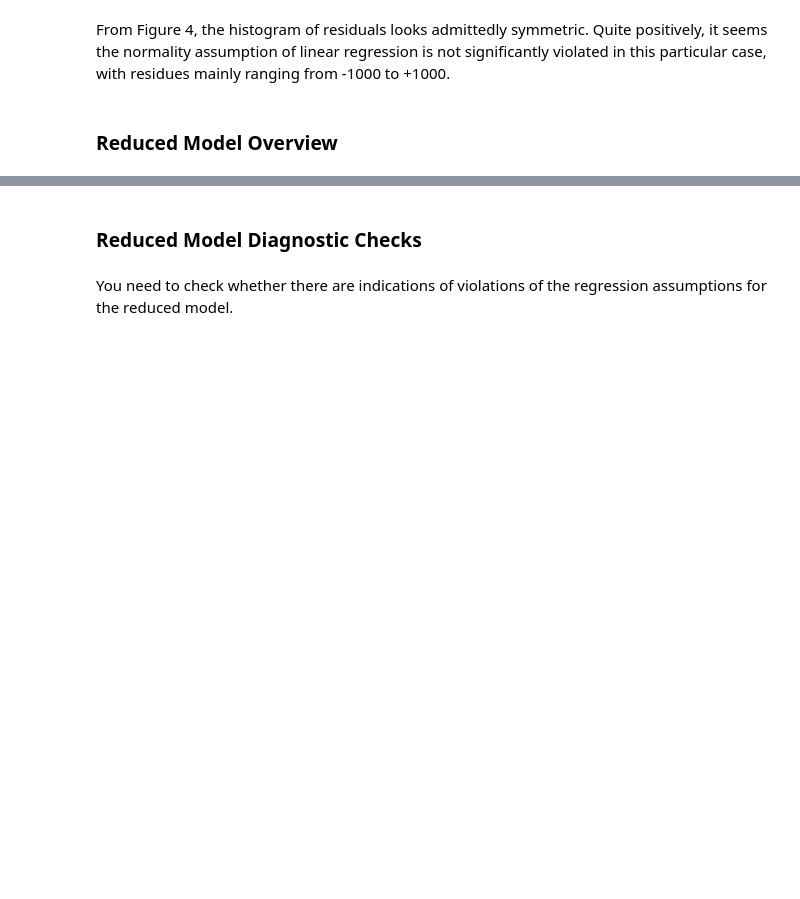
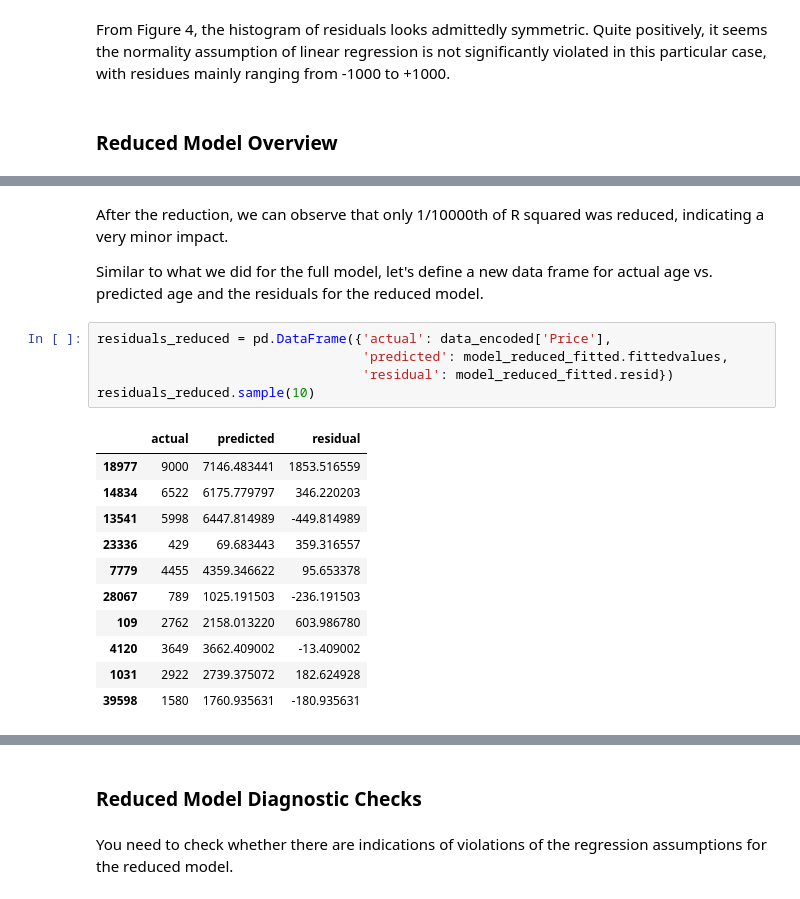
Before and after one commit to Jobi060704/Predicting-Diamond-Prices-RMIT, a Jupyter notebook: Stats_Phase2_Report_Template.ipynb, the cells around one changed output, grey strips where cells are left out. Cells and saved outputs as stored; diff of their text form; blank space fills up the shorter version.

```diff
--- a/Stats_Phase2_Report_Template.ipynb
+++ b/Stats_Phase2_Report_Template.ipynb
@@ -253,0 +330,21 @@ Overview of your reduced model, including the variables and terms you are using
+# %% [markdown]
+After the reduction, we can observe that only 1/10000th of R squared was reduced, indicating a very minor impact.
+
+Similar to what we did for the full model, let's define a new data frame for actual age vs. predicted age and the residuals for the reduced model.
+# %%
+residuals_reduced = pd.DataFrame({'actual': data_encoded['Price'],
+                                  'predicted': model_reduced_fitted.fittedvalues,
+                                  'residual': model_reduced_fitted.resid})
+residuals_reduced.sample(10)
+# %% [output]
+|  | actual | predicted | residual |
+| 18977 | 9000 | 7146.483441 | 1853.516559 |
+| 14834 | 6522 | 6175.779797 | 346.220203 |
+| 13541 | 5998 | 6447.814989 | -449.814989 |
+| 23336 | 429 | 69.683443 | 359.316557 |
+| 7779 | 4455 | 4359.346622 | 95.653378 |
+| 28067 | 789 | 1025.191503 | -236.191503 |
+| 109 | 2762 | 2158.013220 | 603.986780 |
+| 4120 | 3649 | 3662.409002 | -13.409002 |
+| 1031 | 2922 | 2739.375072 | 182.624928 |
+| 39598 | 1580 | 1760.935631 | -180.935631 |
```
Also changed, not shown: parts of 15 cells of this notebook, 1 other file.
